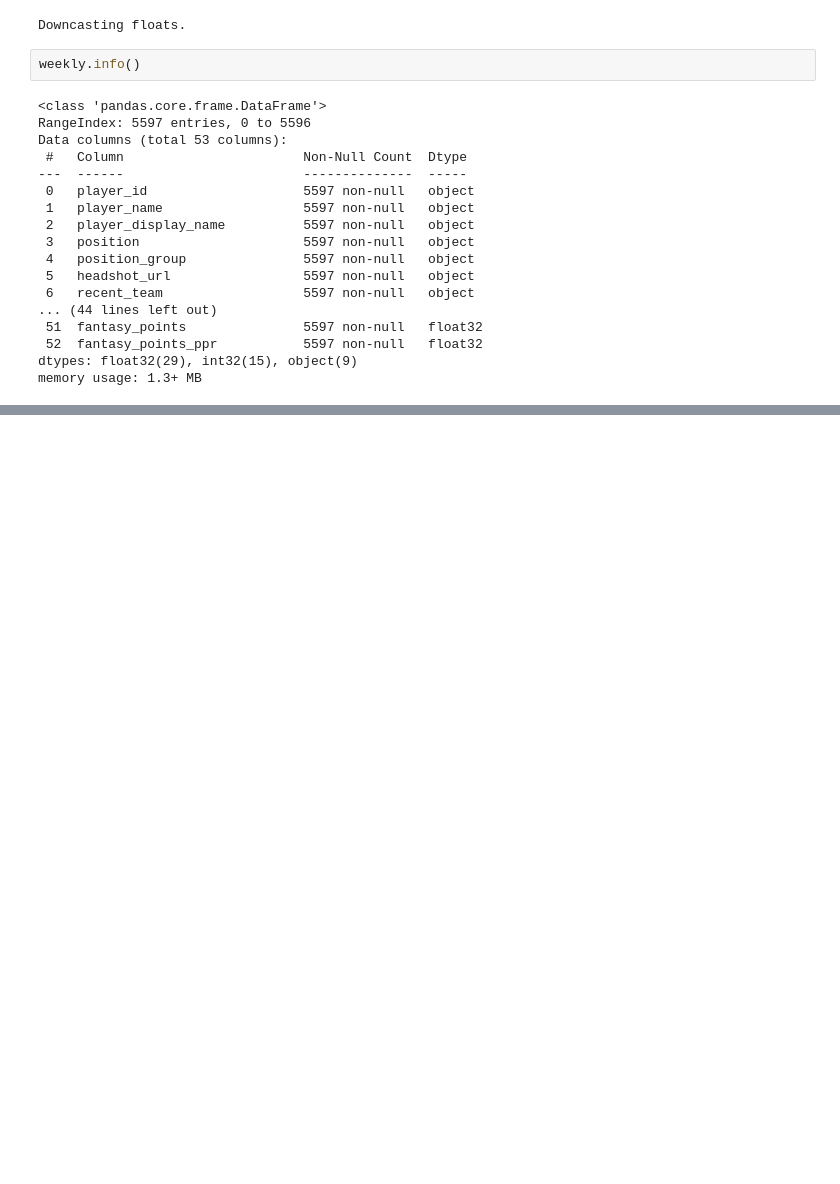
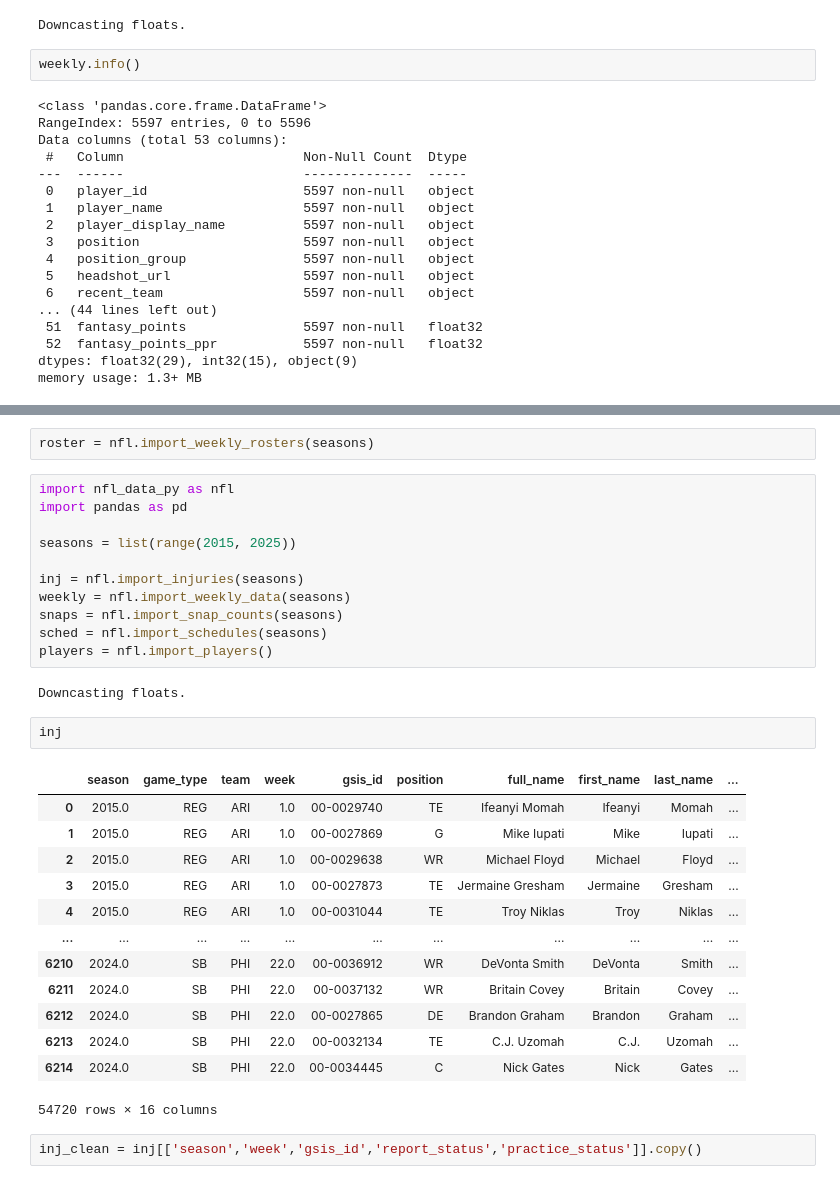
Before and after one commit to bohanbrancis/DS4420-Final-Project, a Jupyter notebook: DS4420_Project_Playground.ipynb, the cells around one changed output, grey strips where cells are left out. Cells and saved outputs as stored; diff of their text form; blank space fills up the shorter version.

```diff
--- a/DS4420_Project_Playground.ipynb
+++ b/DS4420_Project_Playground.ipynb
@@ -43,0 +62,33 @@ memory usage: 1.3+ MB
+# %%
+roster = nfl.import_weekly_rosters(seasons)
+# %%
+import nfl_data_py as nfl
+import pandas as pd
+
+seasons = list(range(2015, 2025))
+
+inj = nfl.import_injuries(seasons)
+weekly = nfl.import_weekly_data(seasons)
+snaps = nfl.import_snap_counts(seasons)
+sched = nfl.import_schedules(seasons)
+players = nfl.import_players()
+# %% [output]
+Downcasting floats.
+# %%
+inj
+# %% [output]
+|  | season | game_type | team | week | gsis_id | position | full_name | first_name | last_name | ... |
+| 0 | 2015.0 | REG | ARI | 1.0 | 00-0029740 | TE | Ifeanyi Momah | Ifeanyi | Momah | ... |
+| 1 | 2015.0 | REG | ARI | 1.0 | 00-0027869 | G | Mike Iupati | Mike | Iupati | ... |
+| 2 | 2015.0 | REG | ARI | 1.0 | 00-0029638 | WR | Michael Floyd | Michael | Floyd | ... |
+| 3 | 2015.0 | REG | ARI | 1.0 | 00-0027873 | TE | Jermaine Gresham | Jermaine | Gresham | ... |
+| 4 | 2015.0 | REG | ARI | 1.0 | 00-0031044 | TE | Troy Niklas | Troy | Niklas | ... |
+| ... | ... | ... | ... | ... | ... | ... | ... | ... | ... | ... |
+| 6210 | 2024.0 | SB | PHI | 22.0 | 00-0036912 | WR | DeVonta Smith | DeVonta | Smith | ... |
+| 6211 | 2024.0 | SB | PHI | 22.0 | 00-0037132 | WR | Britain Covey | Britain | Covey | ... |
+| 6212 | 2024.0 | SB | PHI | 22.0 | 00-0027865 | DE | Brandon Graham | Brandon | Graham | ... |
+| 6213 | 2024.0 | SB | PHI | 22.0 | 00-0032134 | TE | C.J. Uzomah | C.J. | Uzomah | ... |
+| 6214 | 2024.0 | SB | PHI | 22.0 | 00-0034445 | C | Nick Gates | Nick | Gates | ... |
+54720 rows × 16 columns
+# %%
+inj_clean = inj[['season','week','gsis_id','report_status','practice_status']].copy()
```
Also changed, not shown: parts of 22 cells of this notebook.
